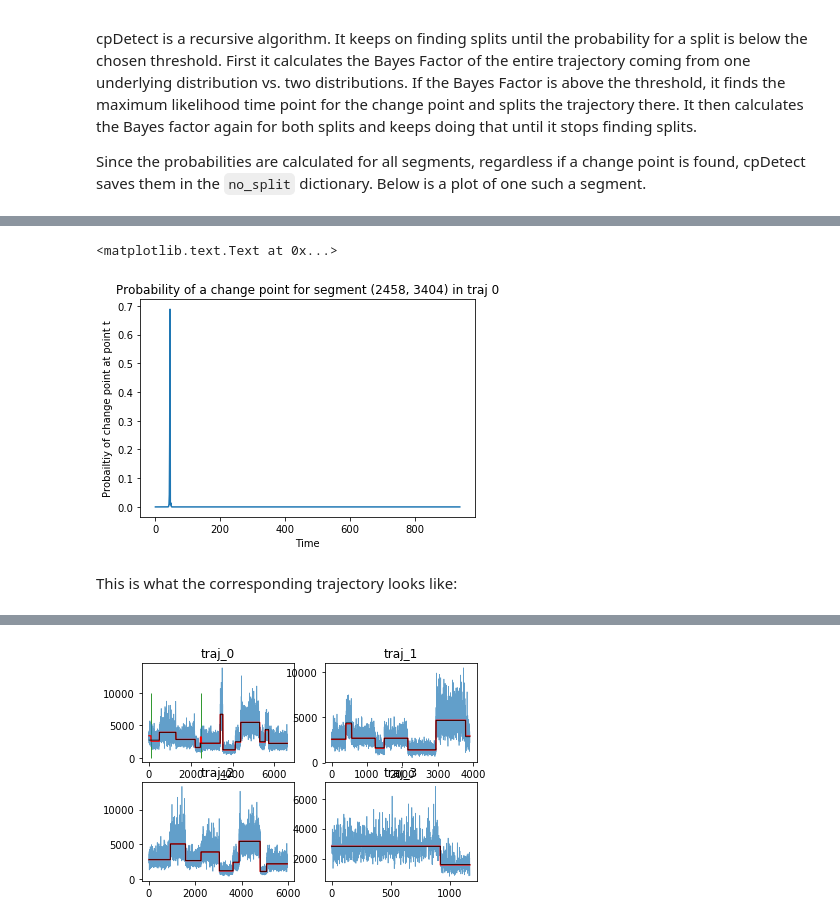
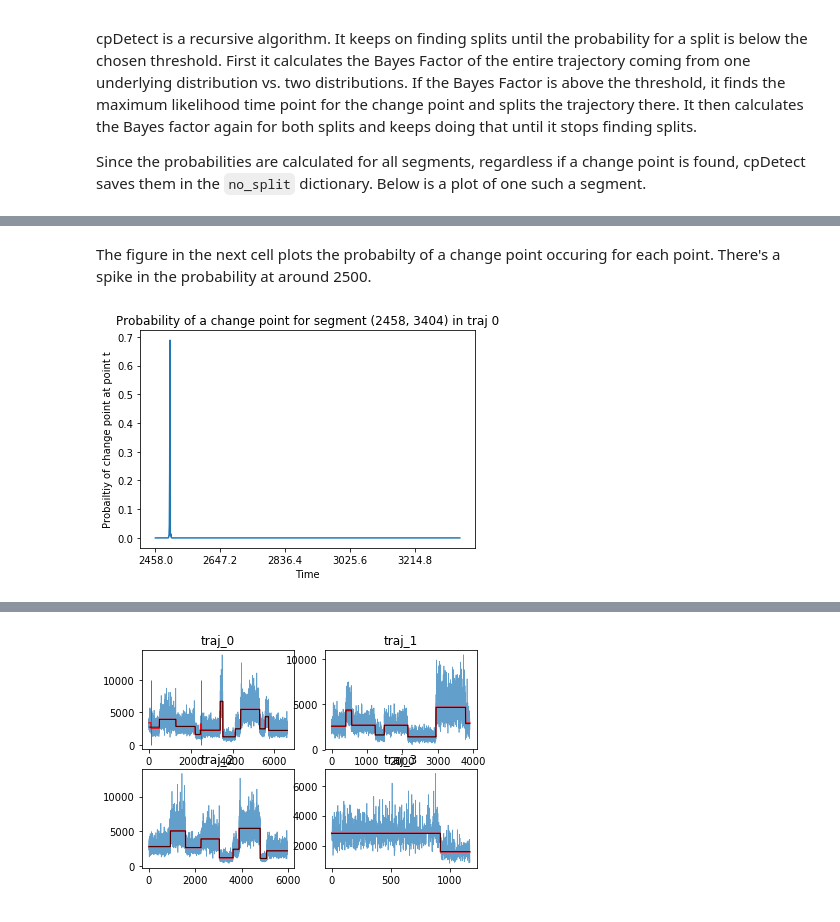
Before and after one commit to choderalab/cpdetect, a Jupyter notebook: examples/refinement.ipynb, the cells around one changed output, grey strips where cells are left out. Saved outputs shown, nothing was run; the diff lists cells and outputs as text; code cells hidden in the pictures.

```diff
--- a/examples/refinement.ipynb
+++ b/examples/refinement.ipynb
@@ -45,8 +45,8 @@ detector.detect_cp()
 # %%
 # Save results
-true_ts = pickle.load(open('true_ts_new.pickle', 'rb'))
+true_ts = pickle.load(open('true_ts.pickle', 'rb'))
 detector = pickle.load(open('refinement_detector.pickle', 'rb'))
-step = pickle.load(open('step_synthetic_new.pickle', 'rb'))
+step = pickle.load(open('step_synthetic.pickle', 'rb'))
 # %%
 # Compute confusion matrix
 cm = np.zeros((2, 2))
@@ -103,10 +118,10 @@ Since the probabilities are calculated for all segments, regardless if a change
+# %% [markdown]
+The figure in the next cell plots the probabilty of a change point occuring for each point. There's a spike in the probability at around 2500.
 # %%
 plt.plot(detector.no_split['traj_0']['prob_ts'][4])
+plt.xticks([0, 200, 400, 600, 800], list(np.linspace(2458, 3404, 6)));
 plt.title('Probability of a change point for segment (2458, 3404) in traj 0')
 plt.xlabel('Time')
-plt.ylabel('Probailtiy of change point at point t')
+plt.ylabel('Probailtiy of change point at point t');
 # %% [output]
-<matplotlib.text.Text at 0x...>
-[figure, old version]
+[figure, new version]
-# %% [markdown]
-This is what the corresponding trajectory looks like:
```
Also changed, not shown: parts of 6 cells of this notebook.
